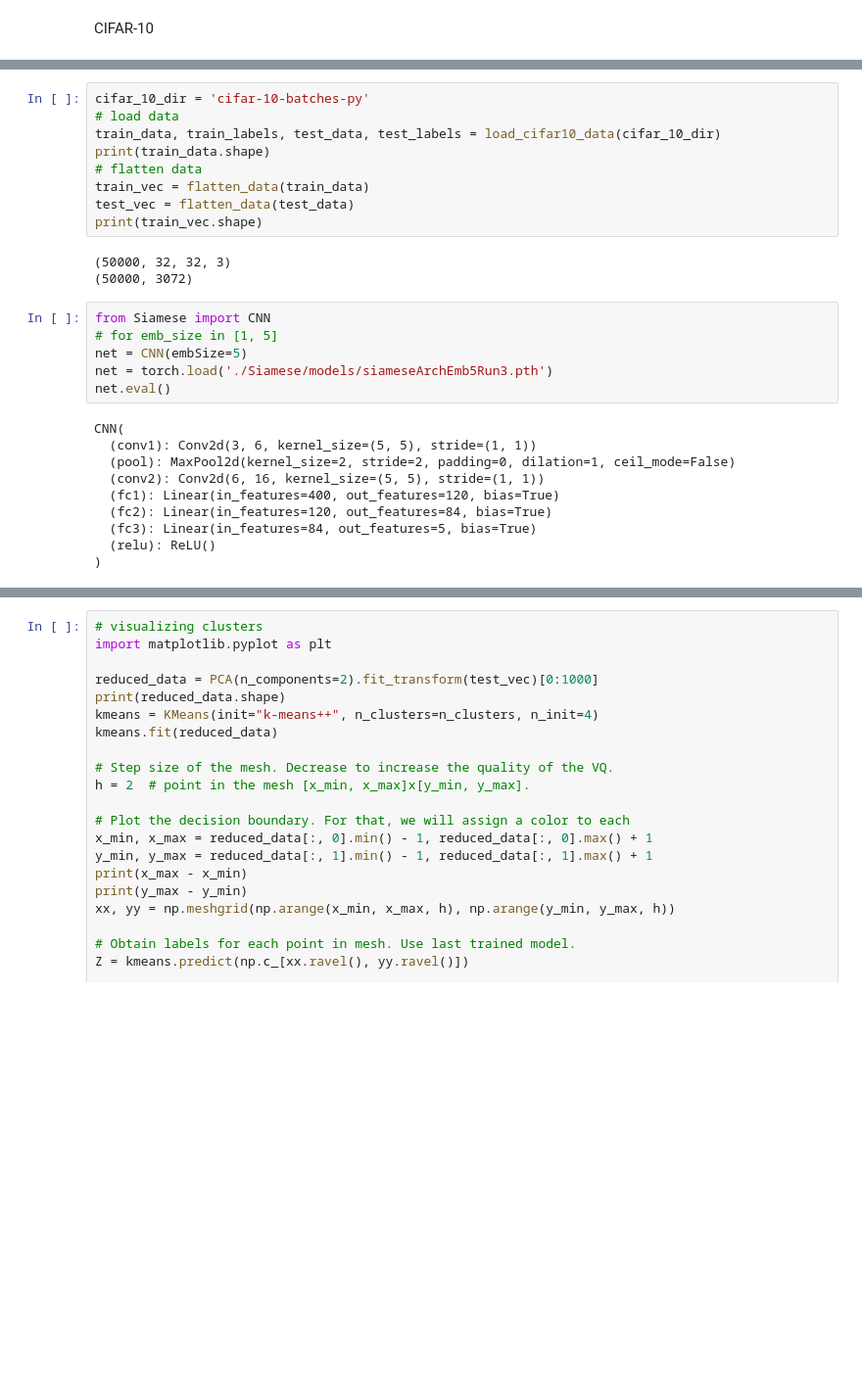
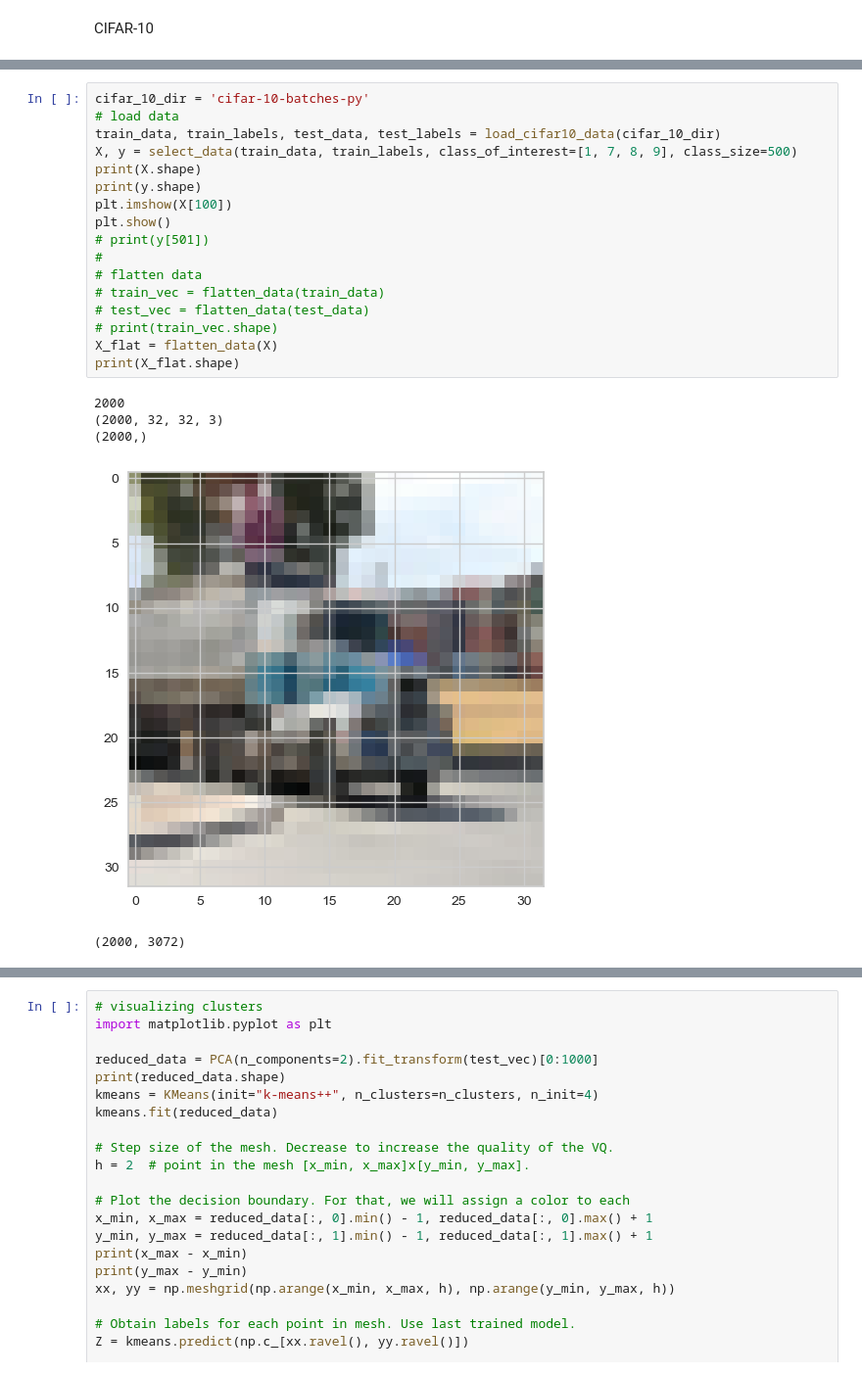
Before and after one commit to XDMickeyYau/CSC2515-Project, a Jupyter notebook: kmeans_performance_eval.ipynb, the cells around one changed output, grey strips where cells are left out. Shown at 98% size. Cells and saved outputs as stored; diff of their text form; blank space fills up the shorter version.

```diff
--- a/kmeans_performance_eval.ipynb
+++ b/kmeans_performance_eval.ipynb
@@ -210,28 +238,23 @@ def bench_k_means(kmeans, name, data, labels):
 # %%
 cifar_10_dir = 'cifar-10-batches-py'
 # load data
 train_data, train_labels, test_data, test_labels = load_cifar10_data(cifar_10_dir)
-print(train_data.shape)
+X, y = select_data(train_data, train_labels, class_of_interest=[1, 7, 8, 9], class_size=500)
+print(X.shape)
+print(y.shape)
+plt.imshow(X[100])
+plt.show()
+# print(y[501])
+#
 # flatten data
-train_vec = flatten_data(train_data)
-test_vec = flatten_data(test_data)
-print(train_vec.shape)
+# train_vec = flatten_data(train_data)
+# test_vec = flatten_data(test_data)
+# print(train_vec.shape)
+X_flat = flatten_data(X)
+print(X_flat.shape)
 # %% [output]
-(50000, 32, 32, 3)
-(50000, 3072)
+2000
+(2000, 32, 32, 3)
+(2000,)
+[figure, added]
+(2000, 3072)
-# %%
-from Siamese import CNN
-# for emb_size in [1, 5]
-net = CNN(embSize=5)
-net = torch.load('./Siamese/models/siameseArchEmb5Run3.pth')
-net.eval()
-# %% [output]
-CNN(
-  (conv1): Conv2d(3, 6, kernel_size=(5, 5), stride=(1, 1))
-  (pool): MaxPool2d(kernel_size=2, stride=2, padding=0, dilation=1, ceil_mode=False)
-  (conv2): Conv2d(6, 16, kernel_size=(5, 5), stride=(1, 1))
-  (fc1): Linear(in_features=400, out_features=120, bias=True)
-  (fc2): Linear(in_features=120, out_features=84, bias=True)
-  (fc3): Linear(in_features=84, out_features=5, bias=True)
-  (relu): ReLU()
-)
```
Also changed, not shown: parts of 12 cells of this notebook.
